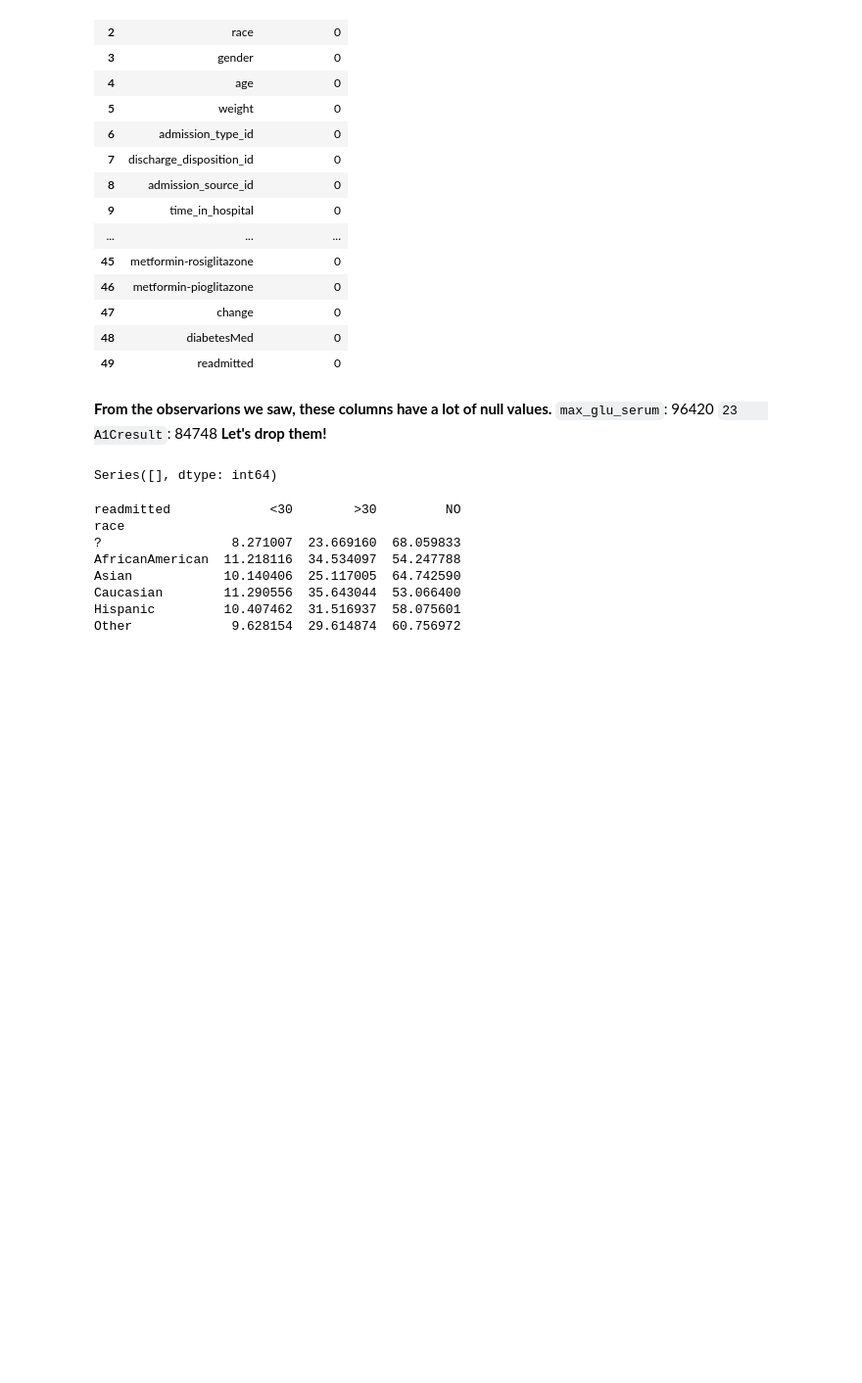
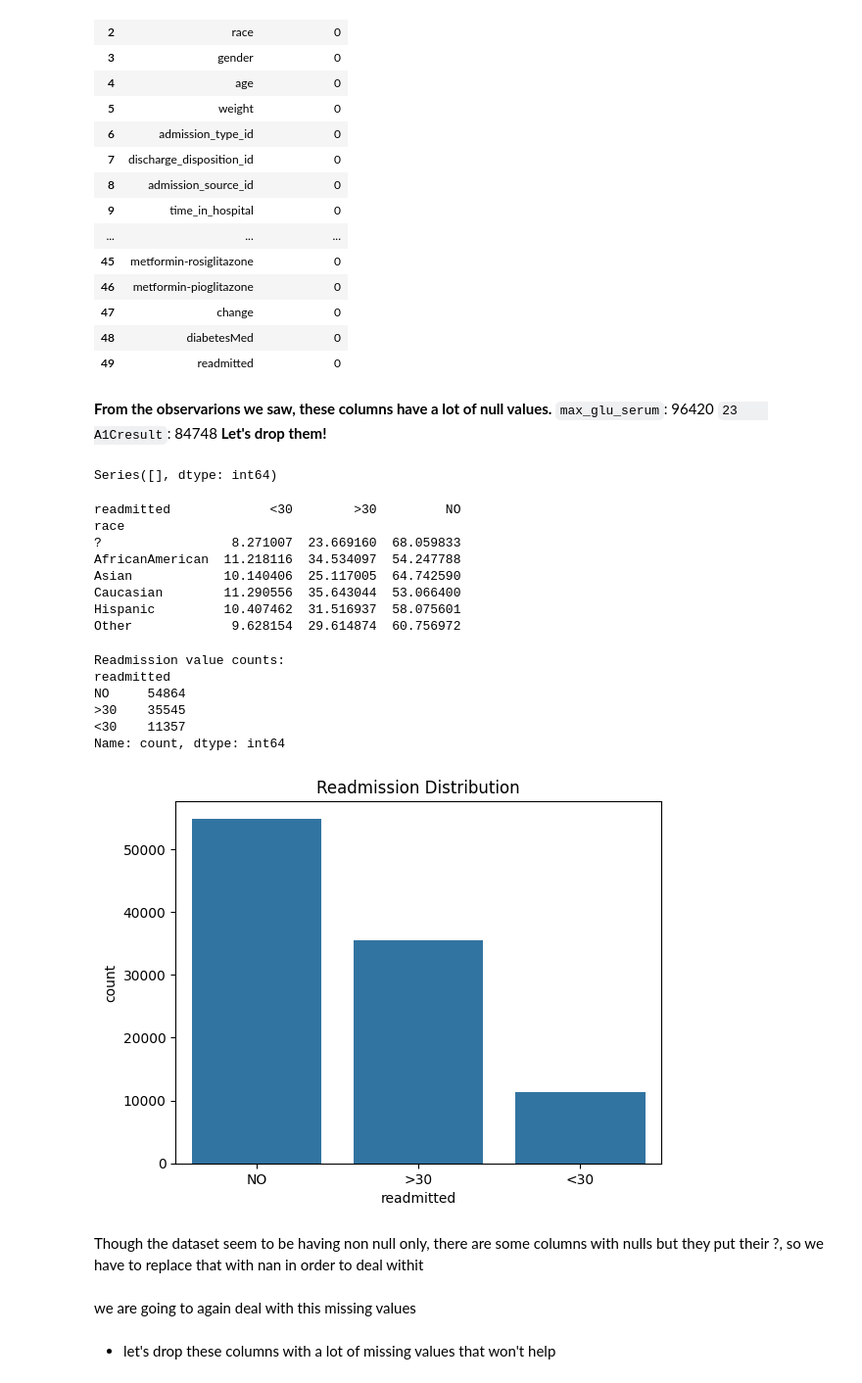
Before and after one commit to gihozo-Ds/ReAdmitAi, a Jupyter notebook: notebooks/Untitled-1.ipynb, the cells around one changed output. Shown at 98% size. Cells and saved outputs as stored; diff of their text form; code cells hidden in the pictures; blank space fills up the shorter version.

```diff
--- a/notebooks/Untitled-1.ipynb
+++ b/notebooks/Untitled-1.ipynb
@@ -103,5 +104,21 @@ Caucasian        11.290556  35.643044  53.066400
 Hispanic         10.407462  31.516937  58.075601
 Other             9.628154  29.614874  60.756972
 # %%
-# Numeric corr
-print(df[num_cols].corr()["time_in_hospital"].sort_values(ascending=False))
+# Readmission target distribution
+print("\nReadmission value counts:")
+print(df['readmitted'].value_counts(dropna=False))
+
+# Visualize readmission distribution
+sns.countplot(x='readmitted', data=df)
+plt.title("Readmission Distribution")
+plt.show()
+# %% [output]
+Readmission value counts:
+readmitted
+NO     54864
+>30    35545
+<30    11357
+Name: count, dtype: int64
+[figure, added]
+# %% [markdown]
+Though the dataset seem to be having non null only, there are some columns with nulls but they put their ?, so we have to replace that with nan in order to deal withit
@@ -107,0 +127,4 @@ print(df[num_cols].corr()["time_in_hospital"].sort_values(ascending=False))
+# %% [markdown]
+we are going to again deal with this missing values
+# %% [markdown]
+- let's drop these columns with a lot of missing values that won't help
```
Also changed, not shown: parts of 34 cells of this notebook.
